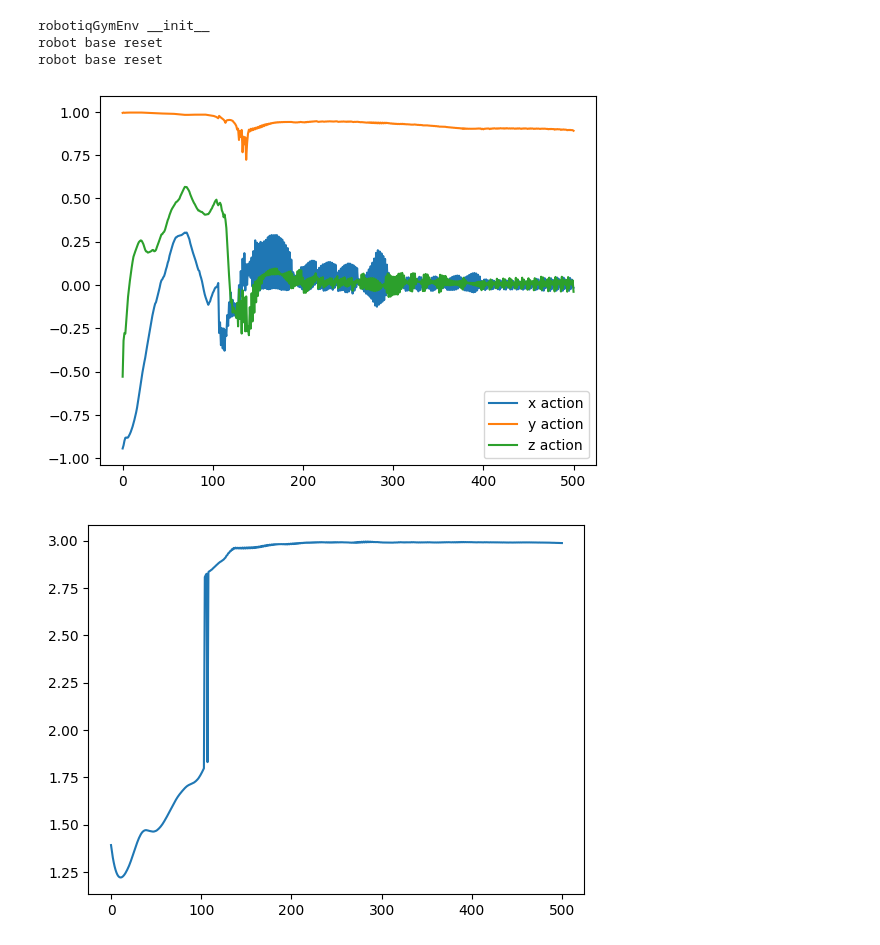
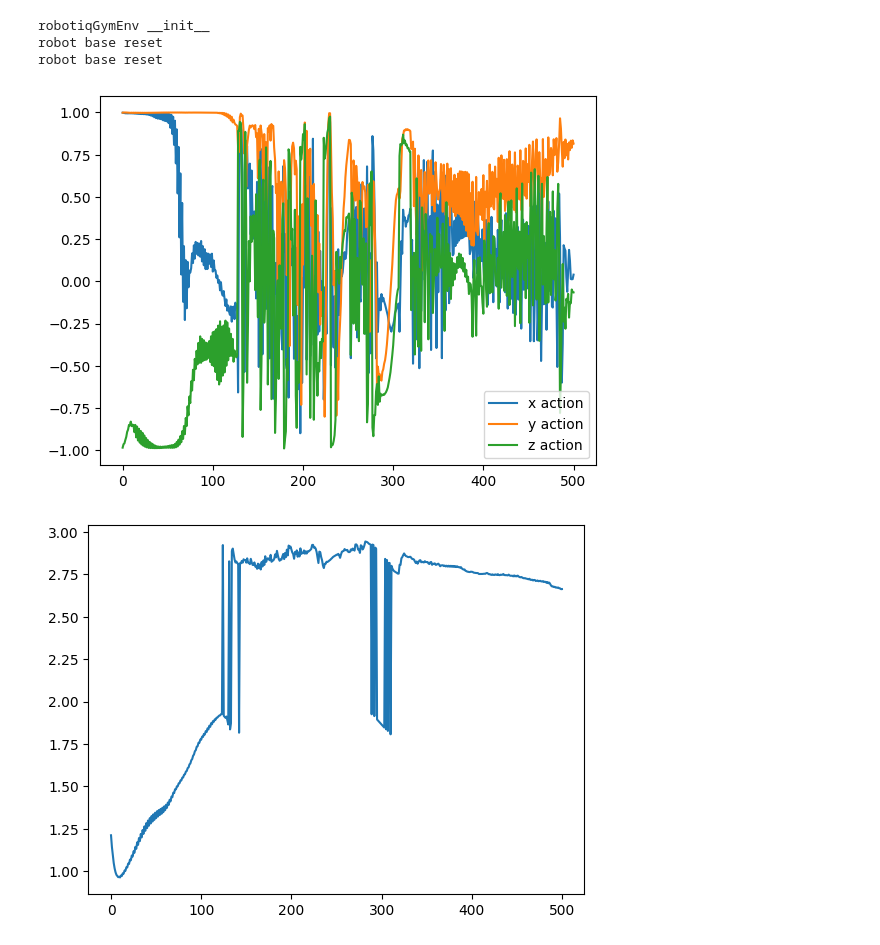
Before and after one commit to baha2r/Fanuc_Robotiq_Grasp, a Jupyter notebook: EnvDebug.ipynb, the cells around one changed output. Cells and saved outputs as stored; diff of their text form; code cells hidden in the pictures.

```diff
--- a/EnvDebug.ipynb
+++ b/EnvDebug.ipynb
@@ -23,7 +23,7 @@ def main():
 
     env = robotiqGymEnv(records=False, renders=False, isDiscrete=False)
 
-    dir = "models/20230228-05:02PM_SAC_M10000/best_model.zip"
+    dir = "models/20230301-08:19PM_SAC_M1000/best_model.zip"
     model = SAC.load(dir)
 
     # mean_reward, std_reward = evaluate_policy(model, env, n_eval_episodes=10)
@@ -47,32 +47,32 @@ def main():
         obs, rewards, dones, info = env.step(action)
         # plt.plot(env._robotiq.linkpos[0][0], env._robotiq.linkpos[0][1], 'ro')
         # plt.show()
         # env._robotiq.getjointstate()
         # print(env._action)
         # print(len(env._robotiq.linkpos))
         # print(env._contactinfo()[4])
         rewards_ = np.append(rewards_,env._reward())
         xaction_ = np.append(xaction_,action[0])
         yaction_ = np.append(yaction_,action[1])
         zaction_ = np.append(zaction_,action[2])
         # env.render()
         # time.sleep(0.1)
     plt.plot(xaction_, label="x action")
     plt.plot(yaction_, label="y action")
     plt.plot(zaction_, label="z action")
     plt.legend()
 
     plt.figure()
     plt.plot(rewards_, label="reward")
 
 
 
 
 if __name__ == "__main__":
   main()
 # %% [output]
 robotiqGymEnv __init__
 robot base reset
 robot base reset
-[figure, old version]
+[figure, new version]
-[figure, old version]
+[figure, new version]
```
Also changed, not shown: 8 other files.
